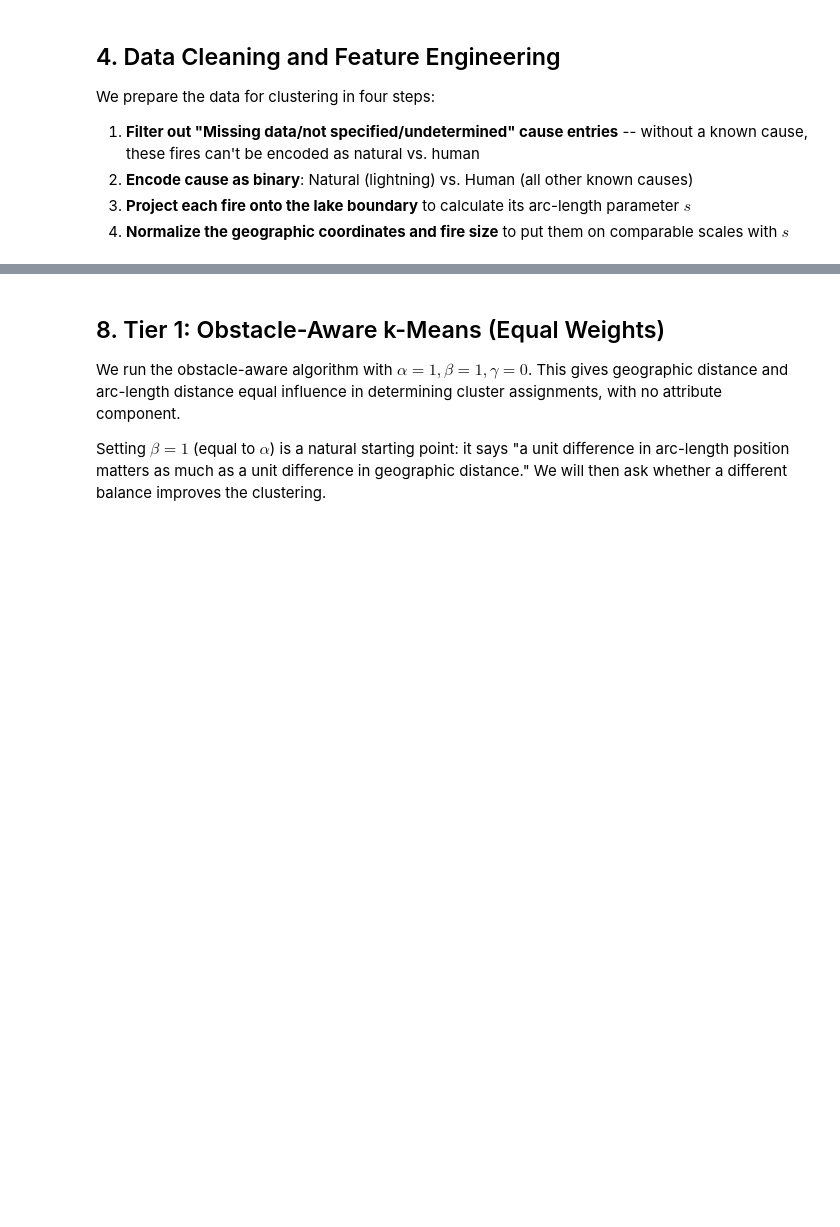
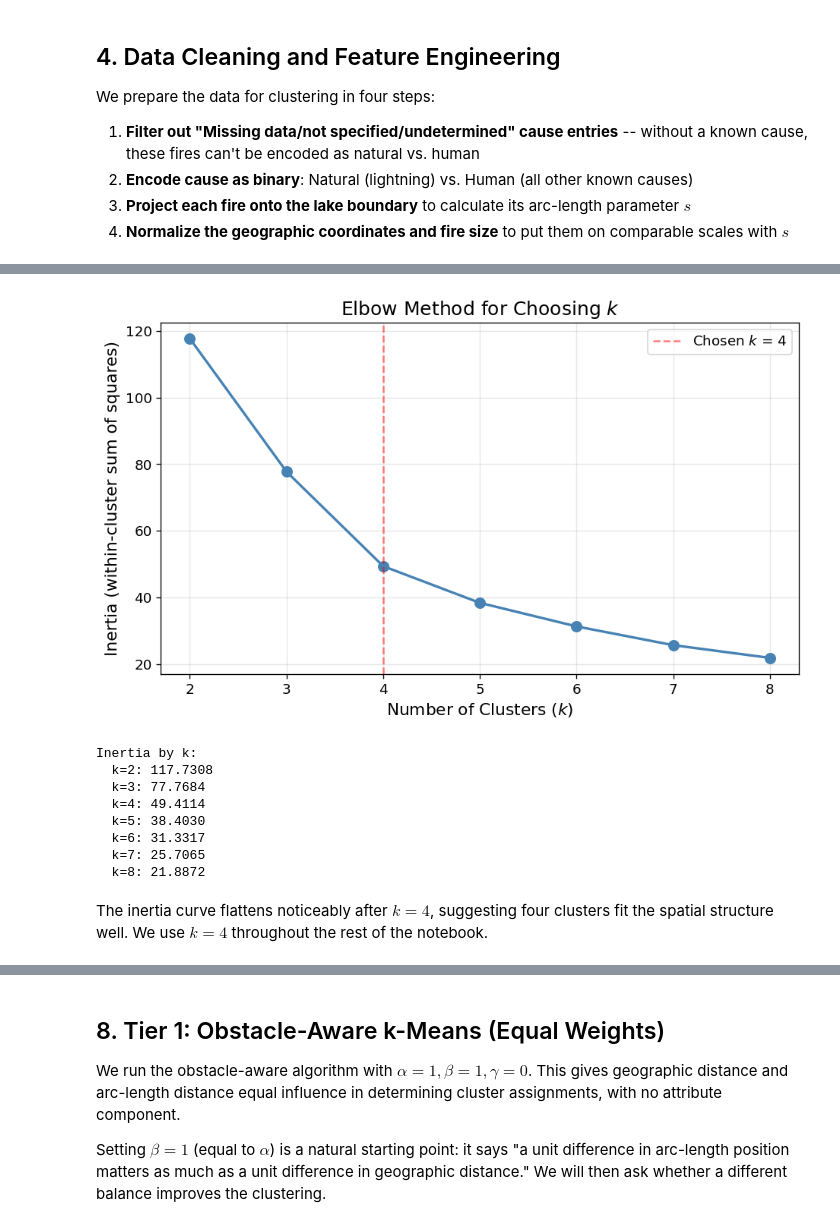
Before and after one commit to Michele-75/obstacle-aware-clustering, a Jupyter notebook: notebooks/03_clustering_wildfires.ipynb, the cells around one changed output, grey strips where cells are left out. Cells and saved outputs as stored; diff of their text form; code cells hidden in the pictures; blank space fills up the shorter version.

Commit message:
Additional structure reorganization

```diff
--- a/notebooks/03_clustering_wildfires.ipynb
+++ b/notebooks/03_clustering_wildfires.ipynb
@@ -536,0 +440,41 @@ Features: x_scaled, y_scaled, s
+# %%
+# Elbow method: test k = 2 through 8
+k_range = range(2, 9)
+inertias = []
+
+for k_test in k_range:
+    km = KMeans(n_clusters=k_test, random_state=42, n_init=10)
+    km.fit(xy_scaled)
+    inertias.append(km.inertia_)
+
+fig, ax = plt.subplots(figsize=(8, 5))
+ax.plot(k_range, inertias, marker='o', color='steelblue', linewidth=2, markersize=8)
+
+# Mark the chosen k
+ax.axvline(x=4, color='red', linestyle='--', alpha=0.5, label='Chosen $k$ = 4')
+
+ax.set_xlabel('Number of Clusters ($k$)')
+ax.set_ylabel('Inertia (within-cluster sum of squares)')
+ax.set_title('Elbow Method for Choosing $k$')
+ax.set_xticks(list(k_range))
+ax.legend()
+ax.grid(True, alpha=0.3)
+plt.tight_layout()
+plt.show()
+
+# Print the values for reference
+print('Inertia by k:')
+for k_test, inertia in zip(k_range, inertias):
+    print(f'  k={k_test}: {inertia:.4f}')
+# %% [output]
+[figure, added]
+Inertia by k:
+  k=2: 117.7308
+  k=3: 77.7684
+  k=4: 49.4114
+  k=5: 38.4030
+  k=6: 31.3317
+  k=7: 25.7065
+  k=8: 21.8872
+# %% [markdown]
+The inertia curve flattens noticeably after $k = 4$, suggesting four clusters fit the spatial structure well. We use $k = 4$ throughout the rest of the notebook.
```
Also changed, not shown: parts of 36 cells of this notebook.
